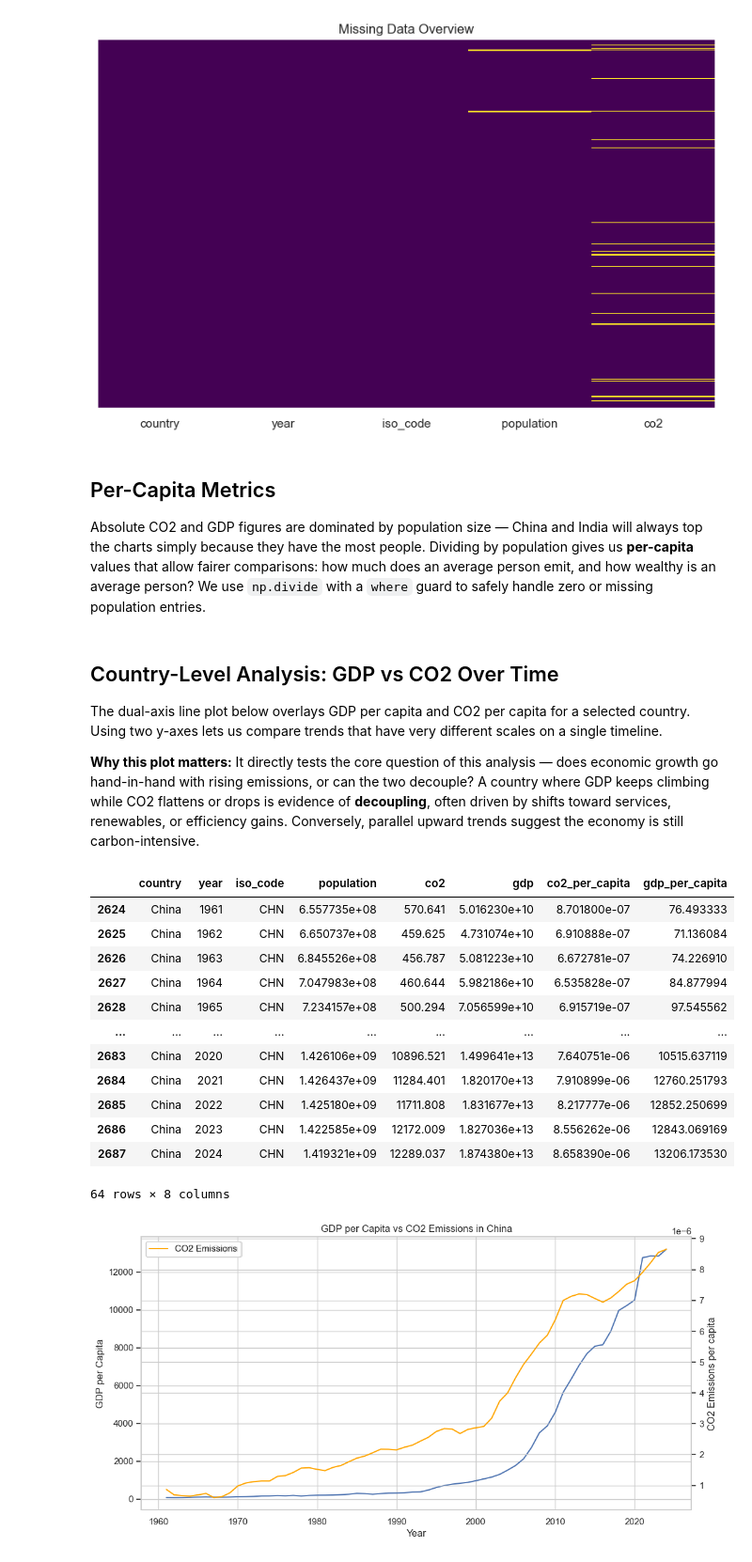
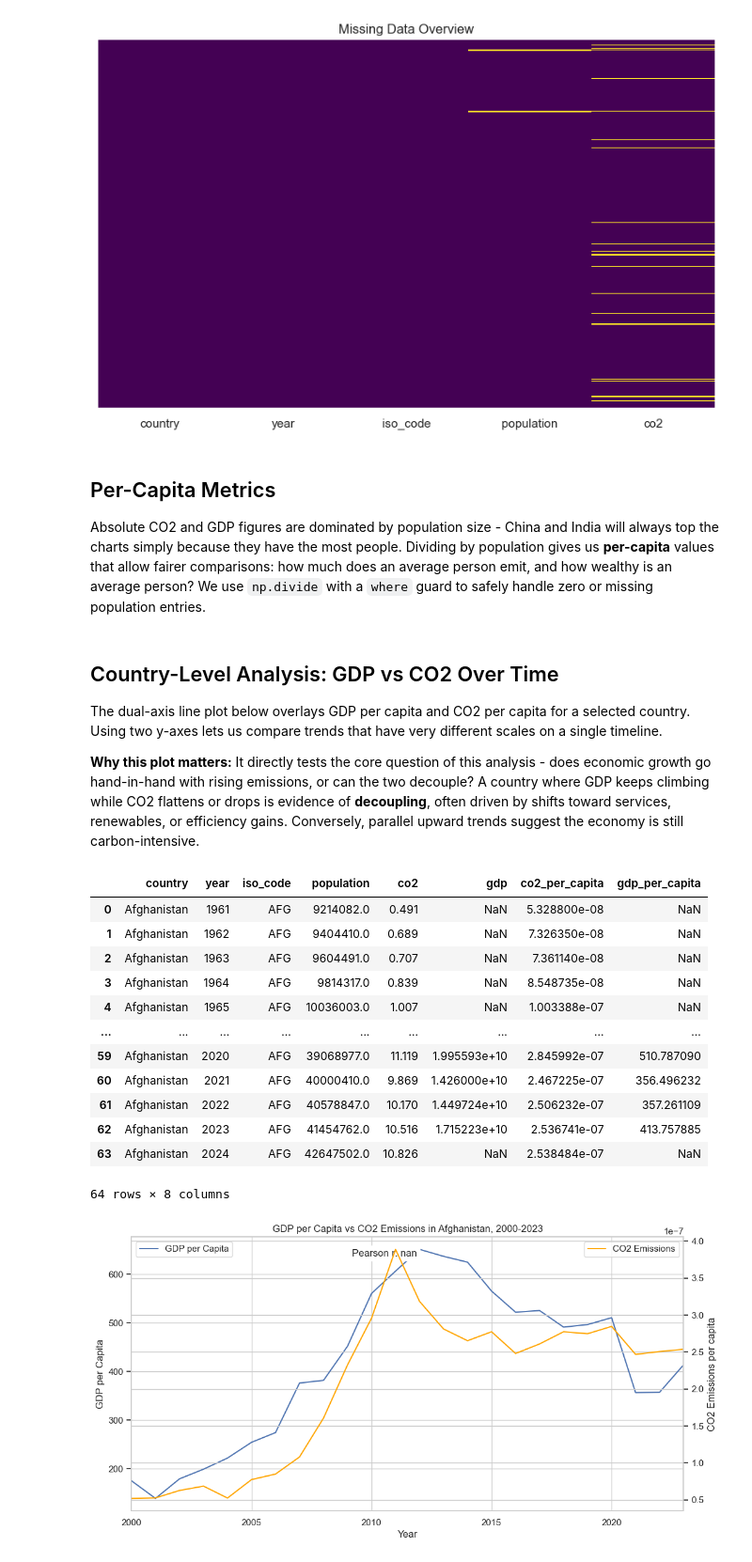
Before and after one commit to fabianfrank-dev/carbon_analysis, a Jupyter notebook: processor.ipynb, the cells around one changed output. Shown at 94% size. Drawn from its saved outputs; the diff is of its cells as text; code cells hidden in the pictures.

Commit message:
Added pearson r and fixed visualisation for missing data points

```diff
--- a/processor.ipynb
+++ b/processor.ipynb
@@ -128,7 +128,7 @@ plt.show()
 # %% [markdown]
 ## Per-Capita Metrics
 
-Absolute CO2 and GDP figures are dominated by population size — China and India will always top the charts simply because they have the most people. Dividing by population gives us **per-capita** values that allow fairer comparisons: how much does an average person emit, and how wealthy is an average person? We use `np.divide` with a `where` guard to safely handle zero or missing population entries.
+Absolute CO2 and GDP figures are dominated by population size - China and India will always top the charts simply because they have the most people. Dividing by population gives us **per-capita** values that allow fairer comparisons: how much does an average person emit, and how wealthy is an average person? We use `np.divide` with a `where` guard to safely handle zero or missing population entries.
 # %%
 # extract as numpy arrays
 pop_arr = merged_df['population'].values
@@ -143,10 +143,10 @@ merged_df['gdp_per_capita'] = np.divide(gdp_arr, pop_arr, out = np.zeros_like(gd
 
 The dual-axis line plot below overlays GDP per capita and CO2 per capita for a selected country. Using two y-axes lets us compare trends that have very different scales on a single timeline.
 
-**Why this plot matters:** It directly tests the core question of this analysis — does economic growth go hand-in-hand with rising emissions, or can the two decouple? A country where GDP keeps climbing while CO2 flattens or drops is evidence of **decoupling**, often driven by shifts toward services, renewables, or efficiency gains. Conversely, parallel upward trends suggest the economy is still carbon-intensive.
+**Why this plot matters:** It directly tests the core question of this analysis - does economic growth go hand-in-hand with rising emissions, or can the two decouple? A country where GDP keeps climbing while CO2 flattens or drops is evidence of **decoupling**, often driven by shifts toward services, renewables, or efficiency gains. Conversely, parallel upward trends suggest the economy is still carbon-intensive.
 # %%
 # random choice of countries to be compares
-country = 'China'
+country = 'Afghanistan'
 my_selection = [country]
 
 # create a dataframe just for those countries
@@ -155,31 +155,53 @@ df_selected = merged_df[merged_df['country'].isin(my_selection)]
 df_selected
 # %% [output]
 |  | country | year | iso_code | population | co2 | gdp | co2_per_capita | gdp_per_capita |
-| 2624 | China | 1961 | CHN | 6.557735e+08 | 570.641 | 5.016230e+10 | 8.701800e-07 | 76.493333 |
-| 2625 | China | 1962 | CHN | 6.650737e+08 | 459.625 | 4.731074e+10 | 6.910888e-07 | 71.136084 |
-| 2626 | China | 1963 | CHN | 6.845526e+08 | 456.787 | 5.081223e+10 | 6.672781e-07 | 74.226910 |
-| 2627 | China | 1964 | CHN | 7.047983e+08 | 460.644 | 5.982186e+10 | 6.535828e-07 | 84.877994 |
-| 2628 | China | 1965 | CHN | 7.234157e+08 | 500.294 | 7.056599e+10 | 6.915719e-07 | 97.545562 |
+| 0 | Afghanistan | 1961 | AFG | 9214082.0 | 0.491 | NaN | 5.328800e-08 | NaN |
+| 1 | Afghanistan | 1962 | AFG | 9404410.0 | 0.689 | NaN | 7.326350e-08 | NaN |
+| 2 | Afghanistan | 1963 | AFG | 9604491.0 | 0.707 | NaN | 7.361140e-08 | NaN |
+| 3 | Afghanistan | 1964 | AFG | 9814317.0 | 0.839 | NaN | 8.548735e-08 | NaN |
+| 4 | Afghanistan | 1965 | AFG | 10036003.0 | 1.007 | NaN | 1.003388e-07 | NaN |
 | ... | ... | ... | ... | ... | ... | ... | ... | ... |
-| 2683 | China | 2020 | CHN | 1.426106e+09 | 10896.521 | 1.499641e+13 | 7.640751e-06 | 10515.637119 |
-| 2684 | China | 2021 | CHN | 1.426437e+09 | 11284.401 | 1.820170e+13 | 7.910899e-06 | 12760.251793 |
-| 2685 | China | 2022 | CHN | 1.425180e+09 | 11711.808 | 1.831677e+13 | 8.217777e-06 | 12852.250699 |
-| 2686 | China | 2023 | CHN | 1.422585e+09 | 12172.009 | 1.827036e+13 | 8.556262e-06 | 12843.069169 |
-| 2687 | China | 2024 | CHN | 1.419321e+09 | 12289.037 | 1.874380e+13 | 8.658390e-06 | 13206.173530 |
+| 59 | Afghanistan | 2020 | AFG | 39068977.0 | 11.119 | 1.995593e+10 | 2.845992e-07 | 510.787090 |
+| 60 | Afghanistan | 2021 | AFG | 40000410.0 | 9.869 | 1.426000e+10 | 2.467225e-07 | 356.496232 |
+| 61 | Afghanistan | 2022 | AFG | 40578847.0 | 10.170 | 1.449724e+10 | 2.506232e-07 | 357.261109 |
+| 62 | Afghanistan | 2023 | AFG | 41454762.0 | 10.516 | 1.715223e+10 | 2.536741e-07 | 413.757885 |
+| 63 | Afghanistan | 2024 | AFG | 42647502.0 | 10.826 | NaN | 2.538484e-07 | NaN |
 64 rows × 8 columns
 # %%
+# create a figure and axes
+
+# first ax is for gdp per capita
 fig, ax1 = plt.subplots(figsize=(12, 6))
 ax1.plot(df_selected['year'], df_selected['gdp_per_capita'], label='GDP per Capita')
 ax1.set_xlabel('Year')
 ax1.set_ylabel('GDP per Capita')
-ax1.legend()
+ax1.legend(loc='upper left')
 
+# second ax is for co2 per capita, just a twin of the first ax
 ax2 = ax1.twinx()
 ax2.plot(df_selected['year'], df_selected['co2_per_capita'], label='CO2 Emissions', color='orange')
 ax2.set_ylabel('CO2 Emissions per capita')
-ax2.legend()
+ax2.legend(loc='upper right')
 
-plt.title(f'GDP per Capita vs CO2 Emissions in {country}')
+# short numpy check for the correlation
+try:
+    correlation = np.corrcoef(df_selected['gdp_per_capita'].dropna(), df_selected['co2_per_capita'].dropna())[0, 1]
+except ValueError:
+    correlation = np.nan
+
+# annotate
+ax1.annotate(f'Pearson r: {correlation:.2f}', xy=(0.4, 0.93), xycoords='axes fraction', fontsize=12, bbox=dict(boxstyle="round", fc="w"))
+
+# set the x axis to the min and max of the valid years, as some countries have missing data
+valid_years = df_selected.dropna(subset=['gdp_per_capita', 'co2_per_capita'])['year']
+
+if not valid_years.empty:
+    min_year = valid_years.min()
+    max_year = valid_years.max()
+    ax1.set_xlim(min_year, max_year)
+
+# show the plot
+plt.title(f'GDP per Capita vs CO2 Emissions in {country}, {min_year}-{max_year}')
 plt.show()
 # %% [output]
-[figure, old version]
+[figure, new version]
```
Also changed, not shown: 2 other files.
